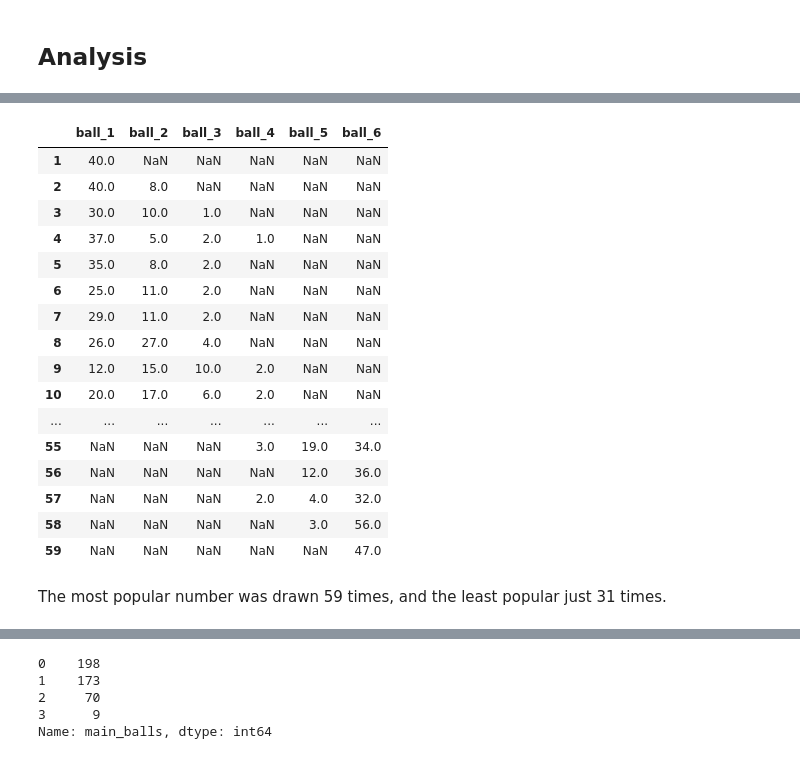
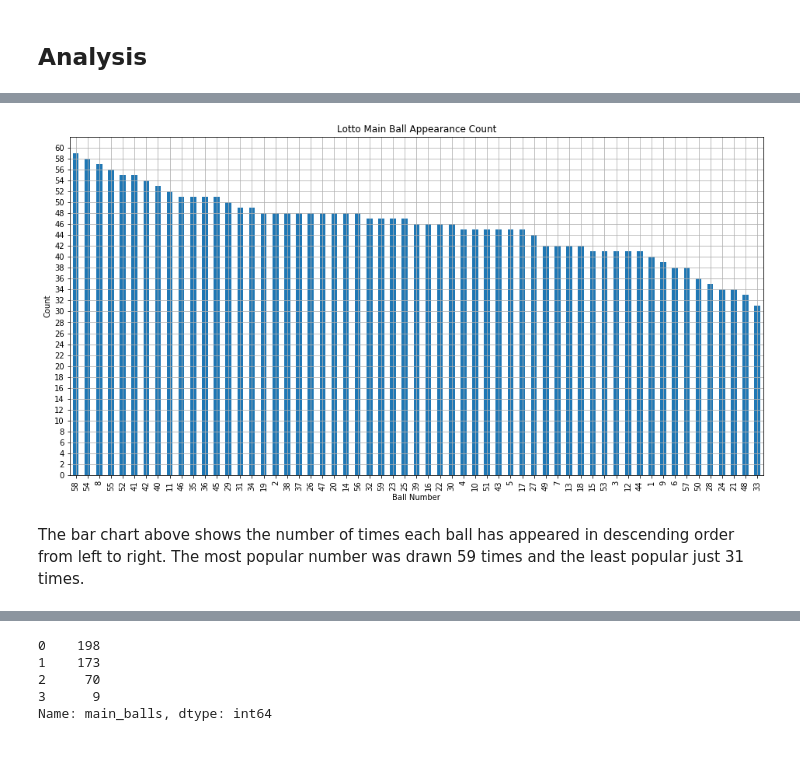
Before and after one commit to MatthewCarterIO/uk-lotto-DA, a Jupyter notebook: uk_lotto_DA.ipynb, the cells around one changed output, grey strips where cells are left out. Drawn from its saved outputs; the diff is of its cells as text; code cells hidden in the pictures.

Commit message:
Add bar and box plots

```diff
--- a/uk_lotto_DA.ipynb
+++ b/uk_lotto_DA.ipynb
@@ -163,22 +144,11 @@ dtype: int64
-# %%
-results_df[["ball_1", "ball_2", "ball_3", "ball_4", "ball_5", "ball_6"]].apply(pd.Series.value_counts)
-# %% [output]
-|  | ball_1 | ball_2 | ball_3 | ball_4 | ball_5 | ball_6 |
-| 1 | 40.0 | NaN | NaN | NaN | NaN | NaN |
-| 2 | 40.0 | 8.0 | NaN | NaN | NaN | NaN |
-| 3 | 30.0 | 10.0 | 1.0 | NaN | NaN | NaN |
-| 4 | 37.0 | 5.0 | 2.0 | 1.0 | NaN | NaN |
-| 5 | 35.0 | 8.0 | 2.0 | NaN | NaN | NaN |
-| 6 | 25.0 | 11.0 | 2.0 | NaN | NaN | NaN |
-| 7 | 29.0 | 11.0 | 2.0 | NaN | NaN | NaN |
-| 8 | 26.0 | 27.0 | 4.0 | NaN | NaN | NaN |
-| 9 | 12.0 | 15.0 | 10.0 | 2.0 | NaN | NaN |
-| 10 | 20.0 | 17.0 | 6.0 | 2.0 | NaN | NaN |
-| ... | ... | ... | ... | ... | ... | ... |
-| 55 | NaN | NaN | NaN | 3.0 | 19.0 | 34.0 |
-| 56 | NaN | NaN | NaN | NaN | 12.0 | 36.0 |
-| 57 | NaN | NaN | NaN | 2.0 | 4.0 | 32.0 |
-| 58 | NaN | NaN | NaN | NaN | 3.0 | 56.0 |
-| 59 | NaN | NaN | NaN | NaN | NaN | 47.0 |
+# %%
+# Display a bar plot showing the number of times each ball has been drawn.
+main_ball_count = results_df[["ball_1", "ball_2", "ball_3", "ball_4", "ball_5", "ball_6"]].stack().value_counts()
+main_ball_count.plot(kind="bar", figsize=(16,8), title="Lotto Main Ball Appearance Count", grid=True, yticks=range(0, 62, 2))
+plt.xlabel("Ball Number")
+plt.ylabel("Count")
+plt.show()
+# %% [output]
+[figure, added]
 # %% [markdown]
-The most popular number was drawn 59 times, and the least popular just 31 times.
+The bar chart above shows the number of times each ball has appeared in descending order from left to right. The most popular number was drawn 59 times and the least popular just 31 times.
```
Also changed, not shown: parts of 9 cells of this notebook.
